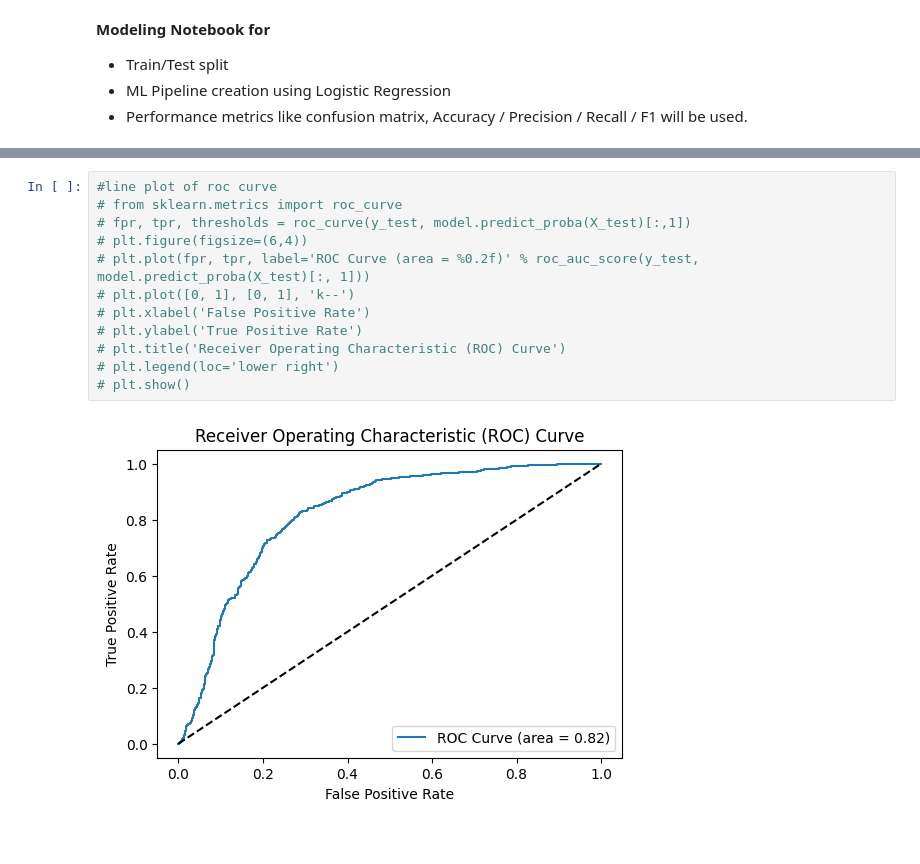
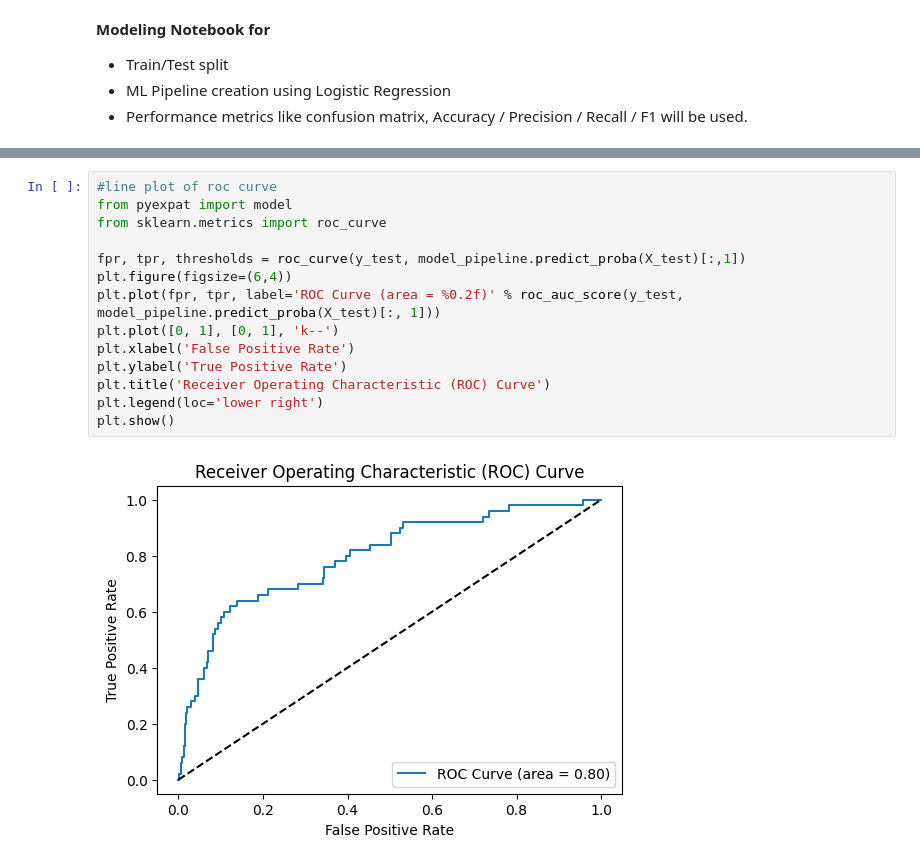
Before and after one commit to ali-khurshid/stroke-risk-predictive-analysis, a Jupyter notebook: jupyter_notebooks/04 - modeling.ipynb, the cells around one changed output, grey strips where cells are left out. Saved outputs shown, nothing was run; the diff lists cells and outputs as text.

```diff
--- a/jupyter_notebooks/04 - modeling.ipynb
+++ b/jupyter_notebooks/04 - modeling.ipynb
@@ -86,14 +134,16 @@ ValueError: could not convert string to float: 'Female'
 # %%
 #line plot of roc curve
-# from sklearn.metrics import roc_curve
-# fpr, tpr, thresholds = roc_curve(y_test, model.predict_proba(X_test)[:,1])
-# plt.figure(figsize=(6,4))
-# plt.plot(fpr, tpr, label='ROC Curve (area = %0.2f)' % roc_auc_score(y_test, model.predict_proba(X_test)[:, 1]))
-# plt.plot([0, 1], [0, 1], 'k--')
-# plt.xlabel('False Positive Rate')
-# plt.ylabel('True Positive Rate')
-# plt.title('Receiver Operating Characteristic (ROC) Curve')
-# plt.legend(loc='lower right')
-# plt.show()
+from pyexpat import model
+from sklearn.metrics import roc_curve
+
+fpr, tpr, thresholds = roc_curve(y_test, model_pipeline.predict_proba(X_test)[:,1])
+plt.figure(figsize=(6,4))
+plt.plot(fpr, tpr, label='ROC Curve (area = %0.2f)' % roc_auc_score(y_test, model_pipeline.predict_proba(X_test)[:, 1]))
+plt.plot([0, 1], [0, 1], 'k--')
+plt.xlabel('False Positive Rate')
+plt.ylabel('True Positive Rate')
+plt.title('Receiver Operating Characteristic (ROC) Curve')
+plt.legend(loc='lower right')
+plt.show()
 # %% [output]
-[figure, old version]
+[figure, new version]
```
Also changed, not shown: parts of 8 cells of this notebook.
